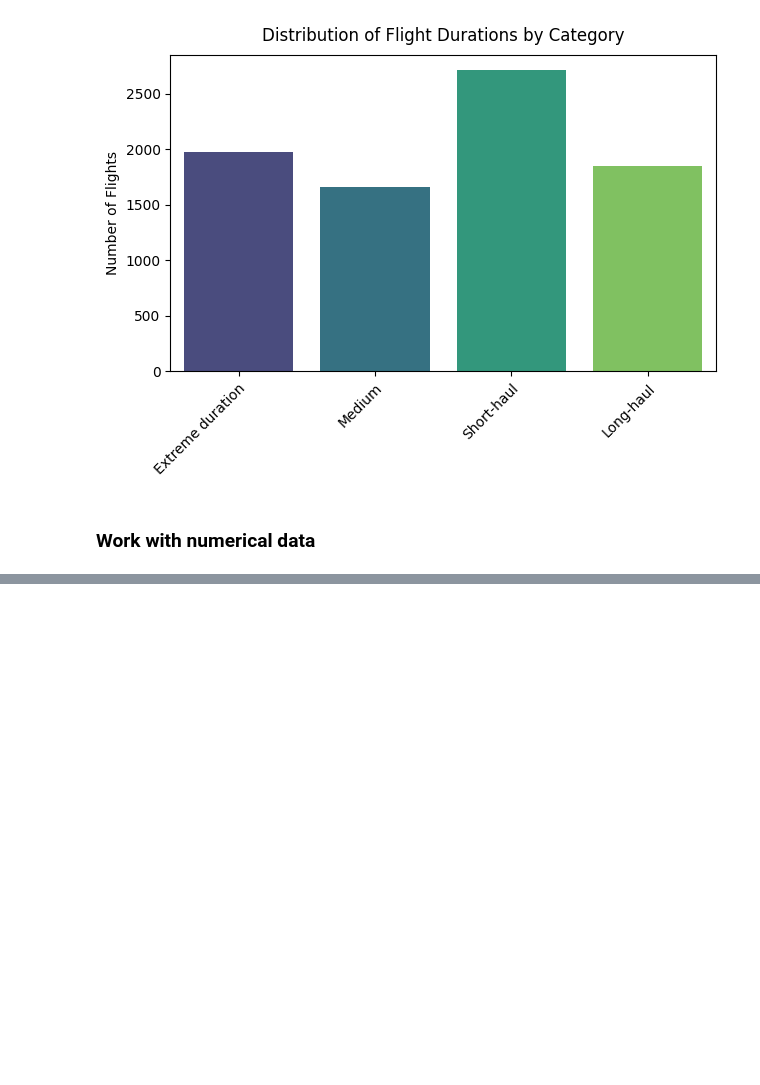
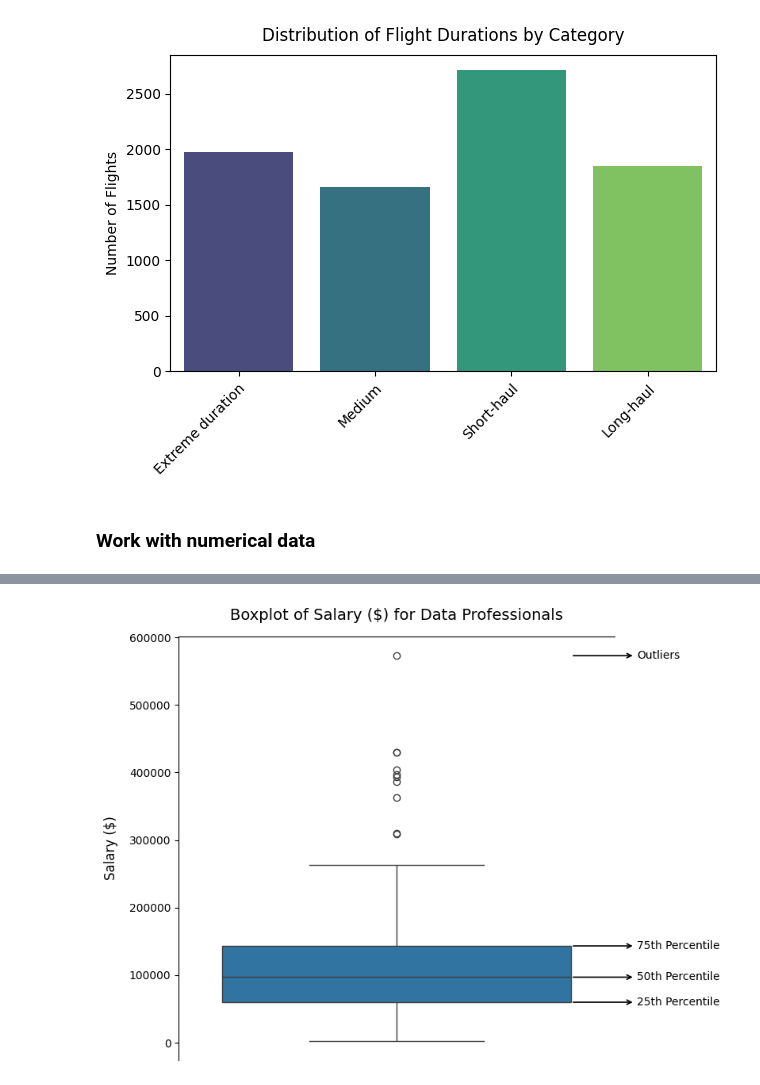
Before and after one commit to jhlopesalves/data-science-notebooks, a Jupyter notebook: Python/Exploratory Data Analysis/exploratory_data_analysis.ipynb, the cells around one changed output, grey strips where cells are left out. Saved outputs shown, nothing was run; the diff lists cells and outputs as text; code cells hidden in the pictures; blank space fills up the shorter version.

```diff
--- a/Python/Exploratory Data Analysis/exploratory_data_analysis.ipynb
+++ b/Python/Exploratory Data Analysis/exploratory_data_analysis.ipynb
@@ -938,0 +1028,2 @@ plt.show()
+# %%
+salaries["std_dev"] = salaries.groupby("Experience")["Salary_USD"].transform(lambda x: x.std())
@@ -938,0 +1042,2 @@ plt.show()
+# %%
+salaries["median_by_comp_size"] = salaries.groupby("Company_Size")["Salary_USD"].transform(lambda x:x.median())
@@ -938,0 +1200,15 @@ plt.show()
+# %%
+# Extract the salary series
+salary_series: pd.Series = salaries["Salary_USD"]
+
+# Compute quartiles
+Q1: float = salary_series.quantile(0.25)
+median: float = salary_series.median()
+Q3: float = salary_series.quantile(0.75)
+
+# Compute the interquartile range
+IQR: float = Q3 - Q1
+
+# Identify outliers as those strictly above Q3 + 1.5*IQR (for annotation)
+upper_bound: float = Q3 + 1.5 * IQR
+outliers: pd.Series = salary_series[salary_series > upper_bound]
@@ -938,0 +1217,69 @@ plt.show()
+# %%
+fig, ax = plt.subplots(figsize=(8, 6))
+
+# Create a box plot of the 'Salary_USD' column from the 'salaries' DataFrame.
+sns.boxplot(data=salaries, y="Salary_USD", ax=ax)
+
+# Set the title of the plot, including font size and padding.
+ax.set_title("Boxplot of Salary ($) for Data Professionals", fontsize=14, pad=15)
+# Set an empty string for the x-axis label as it's a single box plot.
+ax.set_xlabel("")
+# Set the label for the y-axis, indicating the variable being plotted and its unit.
+ax.set_ylabel("Salary ($)", fontsize=12, labelpad=10)
+
+# Annotations for statistical measures
+# Define the x-coordinate for the annotations, positioned slightly to the right of the box.
+x_box = 0.4
+
+# Define keyword arguments for the arrows used in annotations.
+arrow_kw = dict(arrowstyle="<-", lw=1.2, color="black")
+
+# Annotate the 25th percentile (Q1).
+# xy: The point to annotate (x, y coordinates on the plot).
+# xytext: The position of the annotation text.
+# textcoords="offset points": Specifies that xytext is an offset from xy.
+# va="center", ha="left": Vertical and horizontal alignment of the text.
+# arrowprops: Dictionary of arrow properties.
+ax.annotate("25th Percentile",
+            xy=(x_box, Q1),
+            xytext=(60, 0), textcoords="offset points",
+            va="center", ha="left",
+            arrowprops=arrow_kw)
+
+# Annotate the 50th percentile (Median).
+# The median is the middle value of the dataset when sorted.
+ax.annotate("50th Percentile",
+            xy=(x_box, median),
+            xytext=(60, 0), textcoords="offset points",
+            va="center", ha="left",
+            arrowprops=arrow_kw)
+
+# Annotate the 75th percentile (Q3).
+ax.annotate("75th Percentile",
+            xy=(x_box, Q3),
+            xytext=(60, 0), textcoords="offset points",
+            va="center", ha="left",
+            arrowprops=arrow_kw)
+
+# Annotate outliers if they exist.
+# Outliers are typically defined as values falling below Q1 - 1.5*IQR or above Q3 + 1.5*IQR.
+if not outliers.empty:
+    top = outliers.max()
+    ax.annotate("Outliers",
+                xy=(x_box, top),
+                xytext=(60, 0), textcoords="offset points",
+                va="center", ha="left",
+                arrowprops=arrow_kw)
+
+# Set the limits for the x-axis.
+ax.set_xlim(-0.5, 0.5)
+# Hide the right and bottom spines (borders) of the plot for a cleaner look.
+ax.spines["right"].set_visible(False)
+ax.spines["bottom"].set_visible(False)
+# Remove the x-axis ticks as they are not needed for a single box plot.
+ax.set_xticks([])
+
+plt.tight_layout()
+plt.show()
+# %% [output]
+[figure, added]
```
Also changed, not shown: parts of 32 cells of this notebook.
